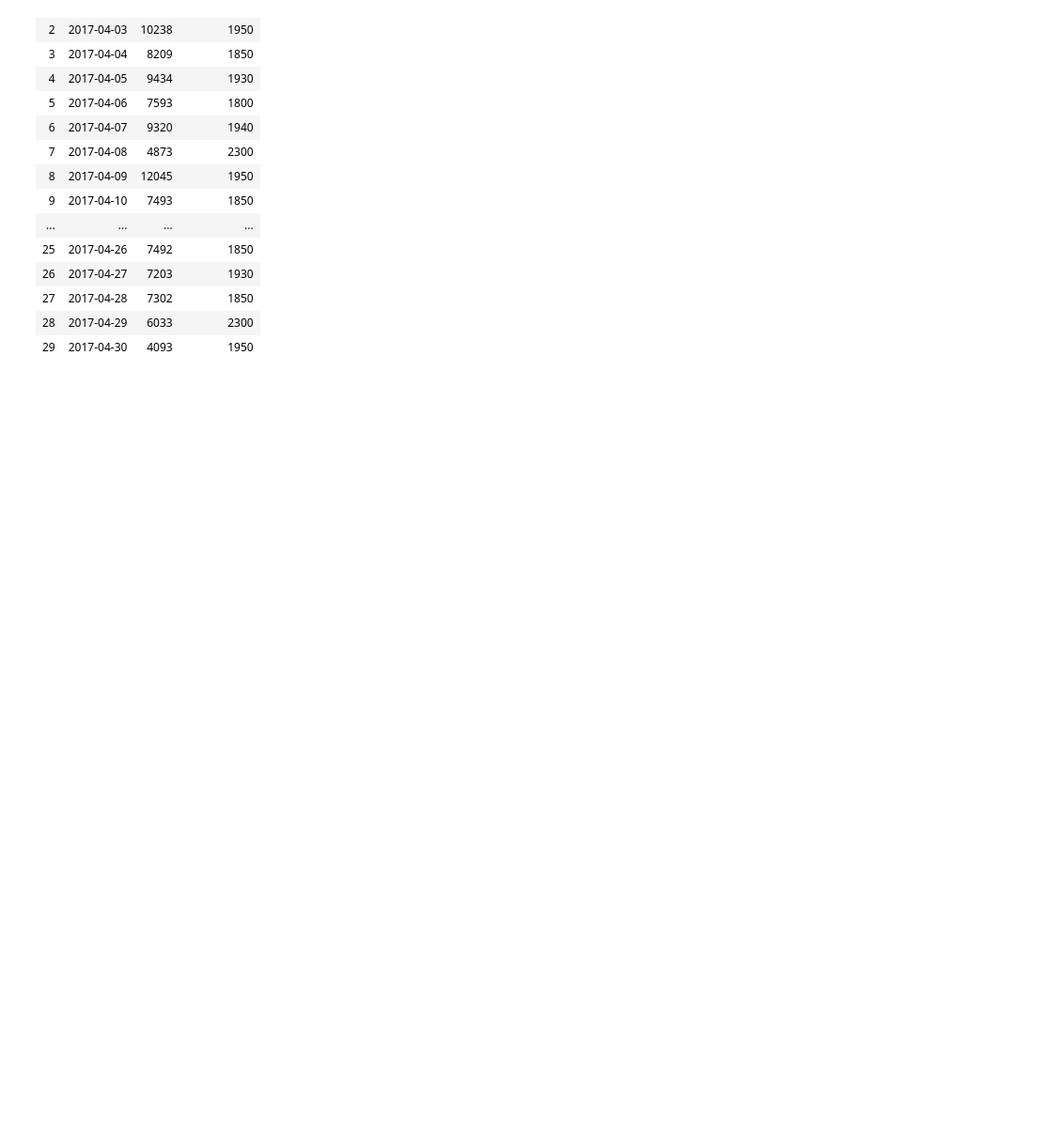
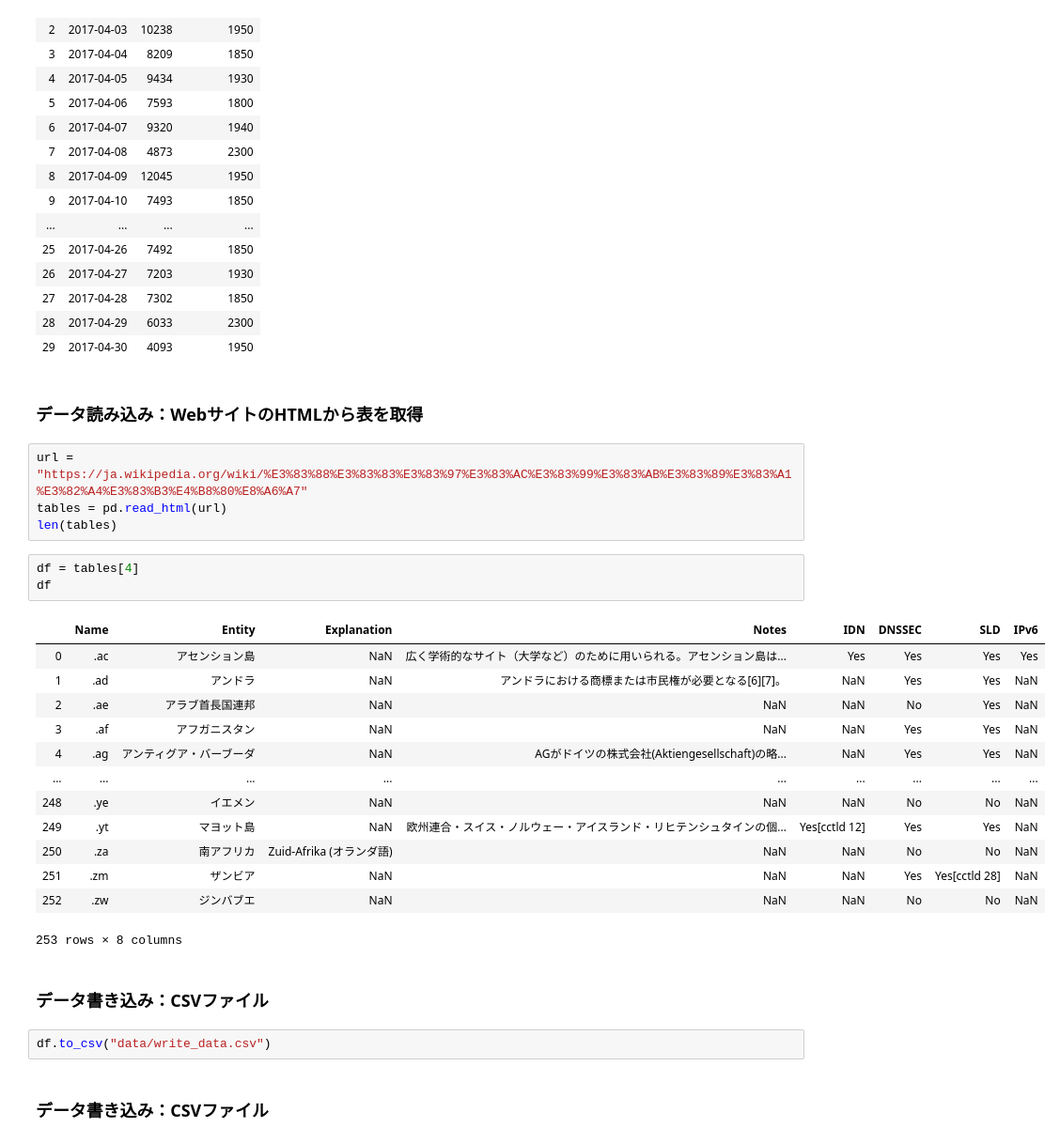
Before and after one commit to joyc/data-exam, a Jupyter notebook: 4.2 pandas.ipynb, the cells around one changed output. Shown at 94% size. Saved outputs shown, nothing was run; the diff lists cells and outputs as text; blank space fills up the shorter version.

```diff
--- a/4.2 pandas.ipynb
+++ b/4.2 pandas.ipynb
@@ -248,3 +248,32 @@ df
 | 27 | 2017-04-28 | 7302 | 1850 |
 | 28 | 2017-04-29 | 6033 | 2300 |
 | 29 | 2017-04-30 | 4093 | 1950 |
+# %% [markdown]
+### データ読み込み：WebサイトのHTMLから表を取得
+# %%
+url = "https://ja.wikipedia.org/wiki/%E3%83%88%E3%83%83%E3%83%97%E3%83%AC%E3%83%99%E3%83%AB%E3%83%89%E3%83%A1%E3%82%A4%E3%83%B3%E4%B8%80%E8%A6%A7"
+tables = pd.read_html(url)
+len(tables)
+# %%
+df = tables[4]
+df
+# %% [output]
+|  | Name | Entity | Explanation | Notes | IDN | DNSSEC | SLD | IPv6 |
+| 0 | .ac | アセンション島 | NaN | 広く学術的なサイト（大学など）のために用いられる。アセンション島は... | Yes | Yes | Yes | Yes |
+| 1 | .ad | アンドラ | NaN | アンドラにおける商標または市民権が必要となる[6][7]。 | NaN | Yes | Yes | NaN |
+| 2 | .ae | アラブ首長国連邦 | NaN | NaN | NaN | No | Yes | NaN |
+| 3 | .af | アフガニスタン | NaN | NaN | NaN | Yes | Yes | NaN |
+| 4 | .ag | アンティグア・バーブーダ | NaN | AGがドイツの株式会社(Aktiengesellschaft)の略... | NaN | Yes | Yes | NaN |
+| ... | ... | ... | ... | ... | ... | ... | ... | ... |
+| 248 | .ye | イエメン | NaN | NaN | NaN | No | No | NaN |
+| 249 | .yt | マヨット島 | NaN | 欧州連合・スイス・ノルウェー・アイスランド・リヒテンシュタインの個... | Yes[cctld 12] | Yes | Yes | NaN |
+| 250 | .za | 南アフリカ | Zuid-Afrika (オランダ語) | NaN | NaN | No | No | NaN |
+| 251 | .zm | ザンビア | NaN | NaN | NaN | Yes | Yes[cctld 28] | NaN |
+| 252 | .zw | ジンバブエ | NaN | NaN | NaN | No | No | NaN |
+253 rows × 8 columns
+# %% [markdown]
+### データ書き込み：CSVファイル
+# %%
+df.to_csv("data/write_data.csv")
+# %% [markdown]
+### データ書き込み：CSVファイル
```
Also changed, not shown: parts of 36 cells of this notebook, 5 other files.
